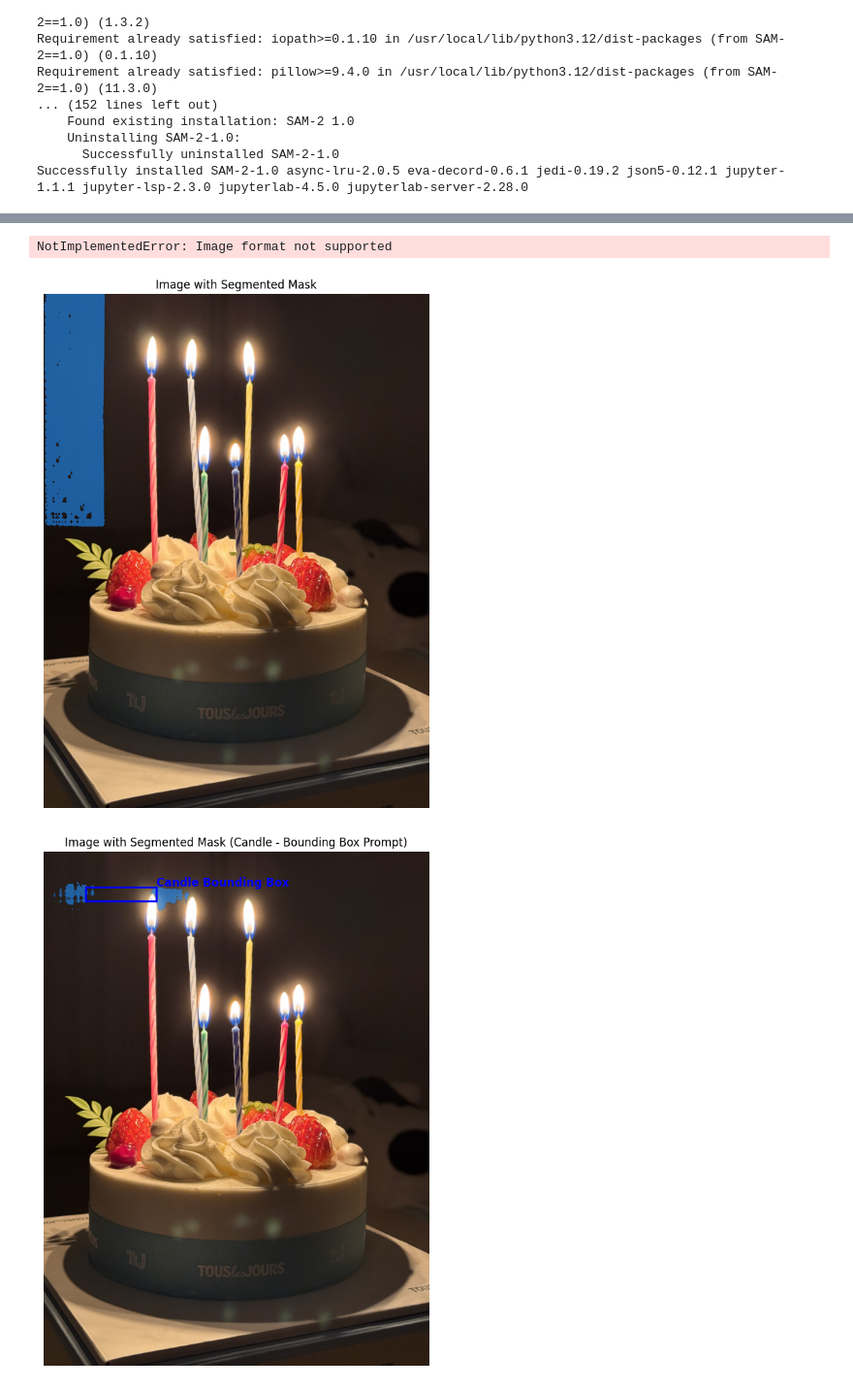
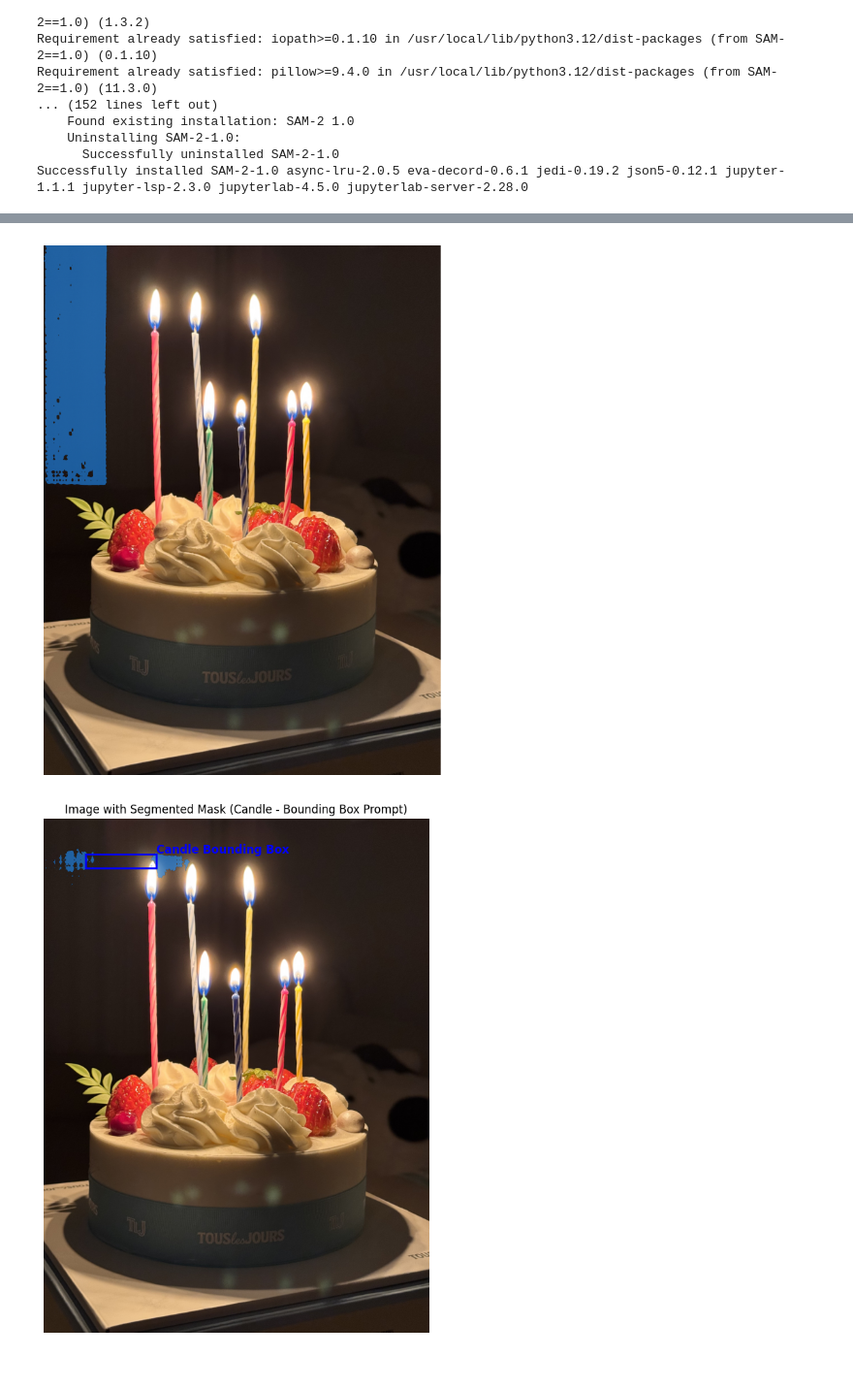
Before and after one commit to Dohwan93/Image_Processing_Algorithms, a Jupyter notebook: SAM2.ipynb, the cells around one changed output, grey strips where cells are left out. Shown at 97% size. Saved outputs shown, nothing was run; the diff lists cells and outputs as text; code cells hidden in the pictures.

```diff
--- a/SAM2.ipynb
+++ b/SAM2.ipynb
@@ -92,52 +92,31 @@ with torch.inference_mode(), torch.autocast("cuda", dtype=torch.bfloat16):
         point_coords=point_coords,
         point_labels=point_labels
     )
-# %%
-import torch
-from sam2.build_sam import build_sam2
-from sam2.sam2_image_predictor import SAM2ImagePredictor
-
-checkpoint = "./checkpoints/sam2.1_hiera_large.pt"
-model_cfg = "configs/sam2.1/sam2.1_hiera_l.yaml"
-predictor = SAM2ImagePredictor(build_sam2(model_cfg, checkpoint))
-
-with torch.inference_mode(), torch.autocast("cuda", dtype=torch.bfloat16):
-    predictor.set_image("/content/cake.jpg")
-    masks, _, _ = predictor.predict("Red strawberries on the cake")
-# %% [output]
-NotImplementedError: Image format not supported
 # %%
 import matplotlib.pyplot as plt
 import numpy as np
 
 def show_mask(mask, ax, random_color=False):
     if random_color:
         color = np.concatenate([np.random.random(3), np.array([0.6])], axis=0)
     else:
-        color = np.array([30/255, 144/255, 255/255, 0.6]) # A nice blue with transparency
+        color = np.array([30/255, 144/255, 255/255, 0.6]) # 파란색 계열, 투명도 0.6
     h, w = mask.shape[-2:]
     mask_image = mask.reshape(h, w, 1) * color.reshape(1, 1, -1)
     ax.imshow(mask_image)
 
-# Convert PIL Image to numpy array for display with matplotlib
-image_np = np.array(image)
+# 1. PIL 이미지를 numpy 배열로 변환하여 그리기
+plt.figure(figsize=(10, 10))
+plt.imshow(image)
 
-plt.figure(figsize=(10, 10))
-ax = plt.gca()
-ax.imshow(image_np)
+# 2. 가장 높은 점수의 마스크 하나만 시각화 (인덱스 0번이 보통 점수가 가장 높음)
+if masks.shape[0] > 0:
+    show_mask(masks[0], plt.gca())
 
-# Iterate through each mask if there are multiple, or just show the single mask
-# masks is a (N, H, W) tensor, so we select the first mask (masks[0])
-if masks.shape[0] > 0:
-    show_mask(masks[0], ax)
-else:
-    print("No masks were generated.")
-
-ax.set_title("Image with Segmented Mask")
-ax.axis('off')
+plt.axis('off')
 plt.show()
 # %% [output]
-[figure, old version]
+[figure, new version]
 # %%
 import torch
 import numpy as np
```
Also changed, not shown: parts of 2 cells of this notebook.
